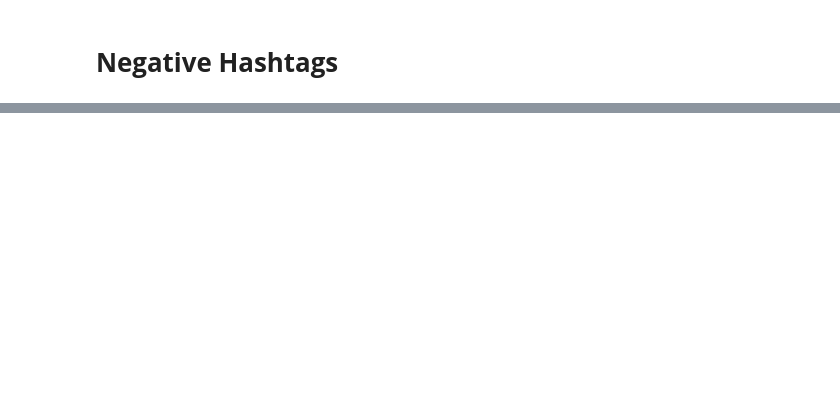
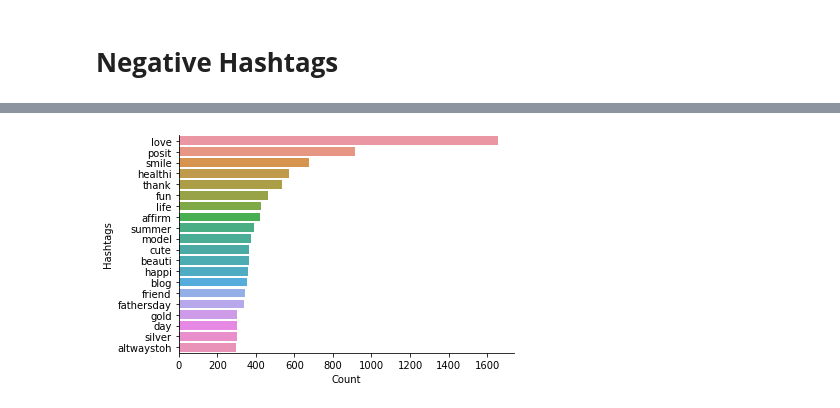
Before and after one commit to AbhishekJoshi93/SentimentAnalysis, a Jupyter notebook: SentimentAnalysisForRacistTweet.ipynb, the cells around one changed output, grey strips where cells are left out. Drawn from its saved outputs; the diff is of its cells as text; code cells hidden in the pictures; blank space fills up the shorter version.

```diff
--- a/SentimentAnalysisForRacistTweet.ipynb
+++ b/SentimentAnalysisForRacistTweet.ipynb
@@ -193,3 +296,6 @@ def Hashtags_Extract(x):
 # %%
 ht_positive = Hashtags_Extract(combine['Tidy_Tweets'][combine['label']==0])
 ht_positive_unnest = sum(ht_positive,[])
+# %%
+word_freq_positive = nltk.FreqDist(ht_positive_unnest)
+word_freq_positive
@@ -200,0 +348,3 @@ ht_negative_unnest = sum(ht_negative,[])
+# %%
+df_positive = pd.DataFrame({'Hashtags':list(word_freq_positive.keys()),'Count':list(word_freq_positive.values())})
+df_positive.head(10)
@@ -200,0 +363,6 @@ ht_negative_unnest = sum(ht_negative,[])
+# %%
+df_positive_plot = df_positive.nlargest(20,columns='Count')
+sns.barplot(data=df_positive_plot,y='Hashtags',x='Count')
+sns.despine()
+# %% [output]
+[figure, added]
```
Also changed, not shown: parts of 58 cells of this notebook.
